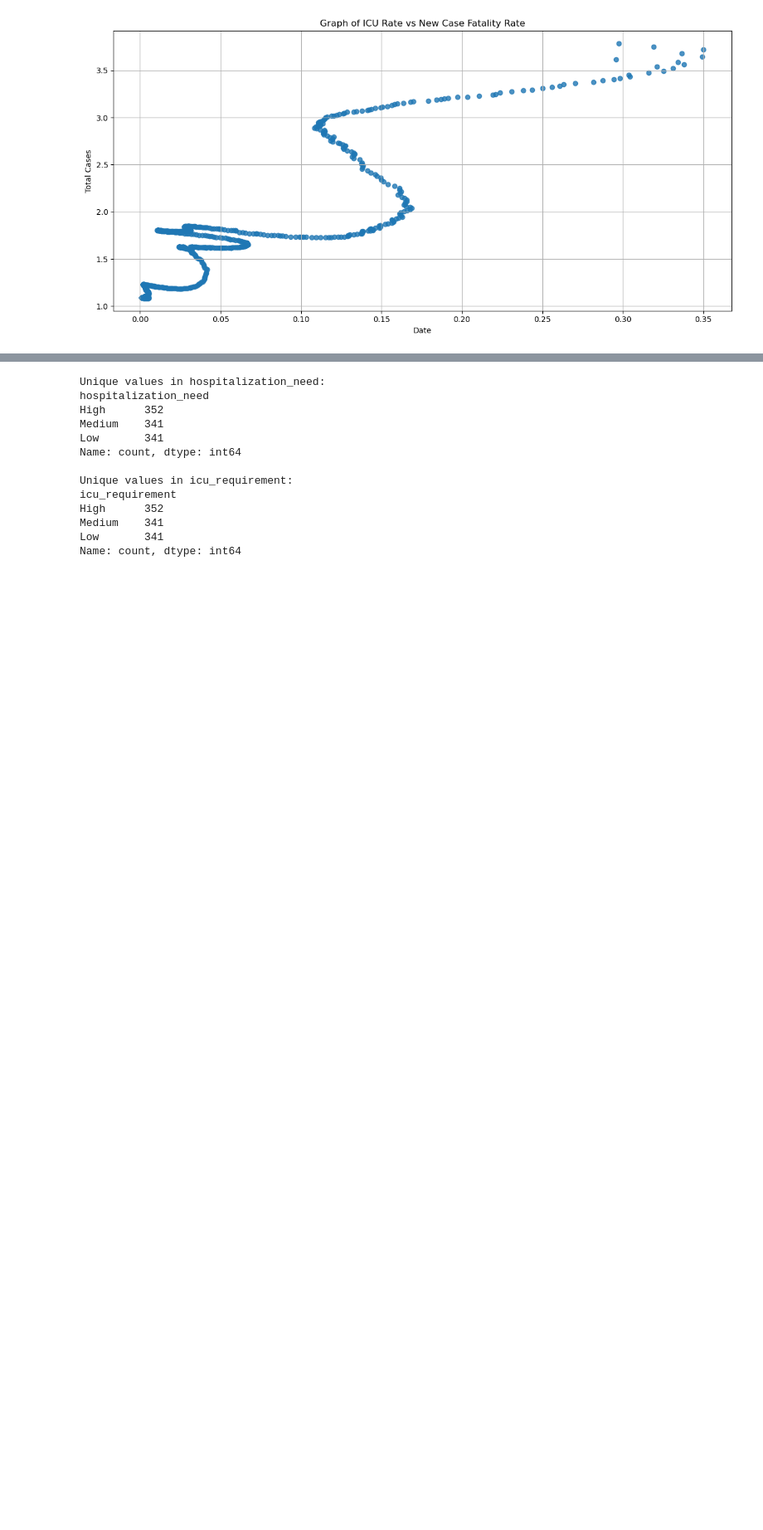
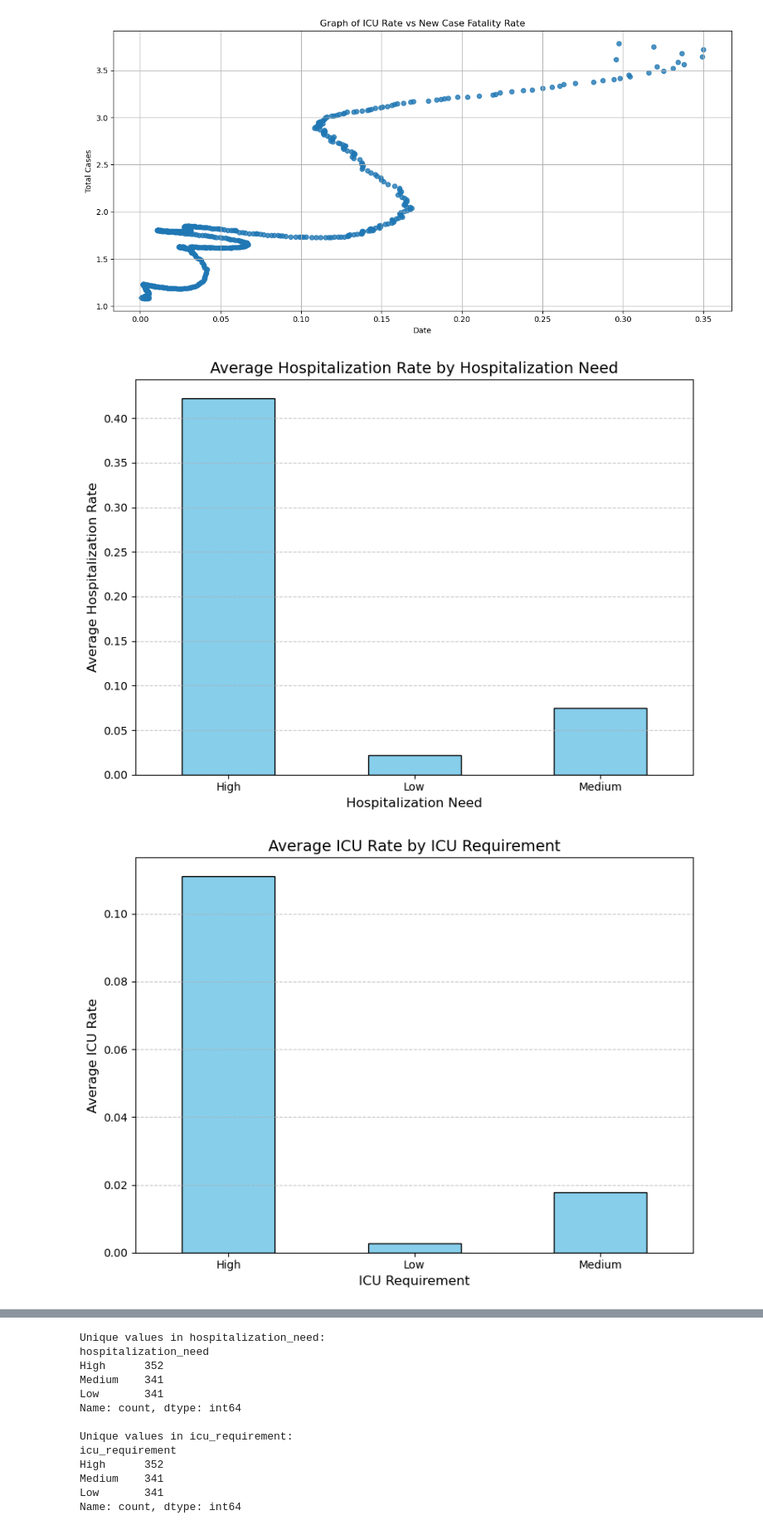
Before and after one commit to NomyNom/cosc3337_data_project, a Jupyter notebook: eda.ipynb, the cells around one changed output, grey strips where cells are left out. Shown at 83% size. Cells and saved outputs as stored; diff of their text form; code cells hidden in the pictures; blank space fills up the shorter version.

Commit message:
Added more graphs

```diff
--- a/eda.ipynb
+++ b/eda.ipynb
@@ -218,3 +218,42 @@ plt.show()
 [figure]
 [figure]
 [figure]
+# %%
+# Group data by 'hospitalization_need' and calculate the mean of 'hospitalization_rate'
+hospitalization_summary = covid_data.groupby('hospitalization_need')['hospitalization_rate'].mean()
+
+# Create the bar graph
+plt.figure(figsize=(8, 6))
+hospitalization_summary.plot(kind='bar', color='skyblue', edgecolor='black')
+
+# Add labels and title
+plt.title('Average Hospitalization Rate by Hospitalization Need', fontsize=14)
+plt.xlabel('Hospitalization Need', fontsize=12)
+plt.ylabel('Average Hospitalization Rate', fontsize=12)
+plt.xticks(rotation=0)
+plt.grid(axis='y', linestyle='--', alpha=0.7)
+
+# Show the plot
+plt.tight_layout()
+plt.show()
+
+
+icu_summary = covid_data.groupby('icu_requirement')['icu_rate'].mean()
+
+# Create the bar graph
+plt.figure(figsize=(8, 6))
+icu_summary.plot(kind='bar', color='skyblue', edgecolor='black')
+
+# Add labels and title
+plt.title('Average ICU Rate by ICU Requirement', fontsize=14)
+plt.xlabel('ICU Requirement', fontsize=12)
+plt.ylabel('Average ICU Rate', fontsize=12)
+plt.xticks(rotation=0)
+plt.grid(axis='y', linestyle='--', alpha=0.7)
+
+# Show the plot
+plt.tight_layout()
+plt.show()
+# %% [output]
+[figure, added]
+[figure, added]
```
Also changed, not shown: parts of 2 cells of this notebook.
